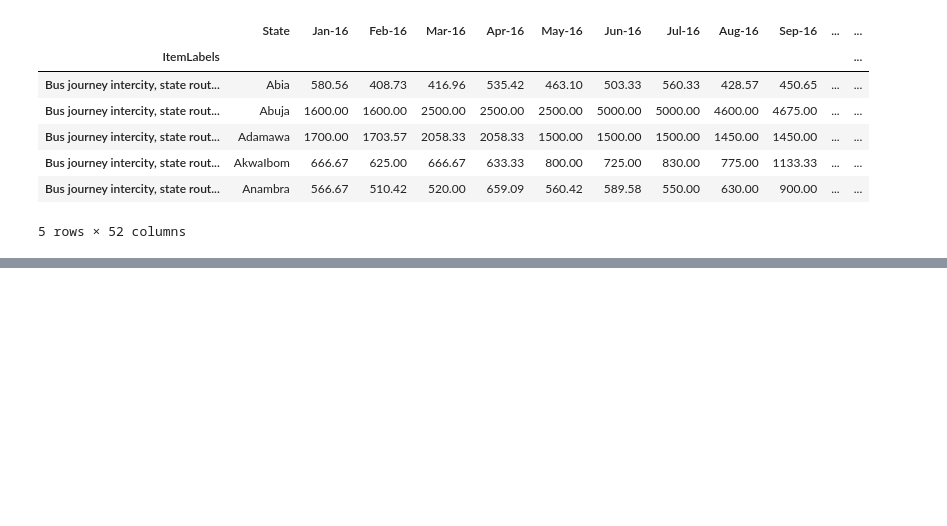
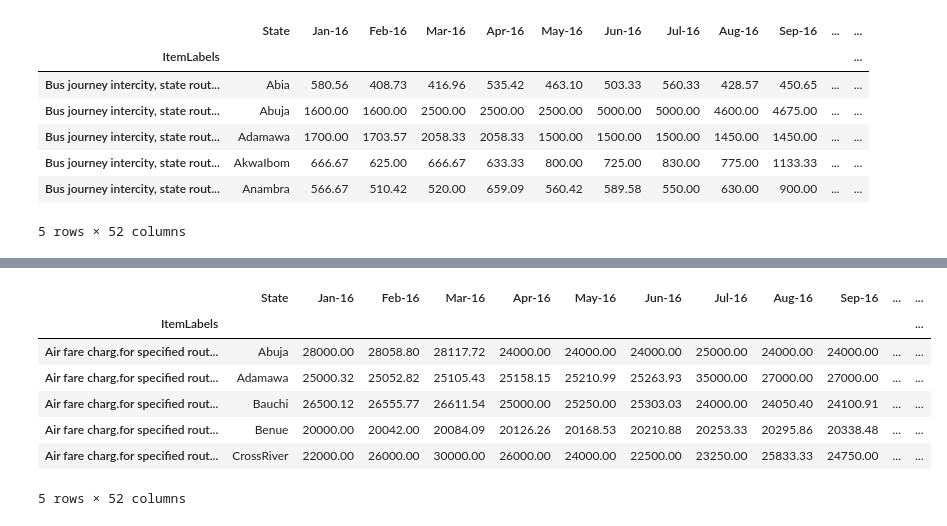
Before and after one commit to imisi-akande/tfare-watch, a Jupyter notebook: InitialDataWrangling.ipynb, the cells around one changed output, grey strips where cells are left out. Saved outputs shown, nothing was run; the diff lists cells and outputs as text; code cells hidden in the pictures; blank space fills up the shorter version.

Commit message:
feat: preprocess airfare average prices

```diff
--- a/InitialDataWrangling.ipynb
+++ b/InitialDataWrangling.ipynb
@@ -267,0 +297,50 @@ states_inter_city_bus_journey_df.head(5)
+# %%
+# obtain average airfare prices for specified routes for each state
+
+adamawa_airfare_df  = airfare(adamawa_df, 'Adamawa')
+akwaibom_airfare_df  = airfare(akwaibom_df, 'Adamawa')
+bauchi_airfare_df = airfare(bauchi_df, 'Bauchi')
+benue_airfare_df = airfare(benue_df, 'Benue')
+crossriver_airfare_df = airfare(crossriver_df, 'CrossRiver')
+delta_airfare_df = airfare(delta_df, 'Delta')
+edo_airfare_df = airfare(edo_df, 'Edo')
+gombe_airfare_df = airfare(gombe_df, 'Gombe')
+imo_airfare_df = airfare(imo_df, 'Imo')
+kaduna_airfare_df = airfare(kaduna_df, 'Kaduna')
+katsina_airfare_df = airfare(katsina_df, 'Katsina')
+kogi_airfare_df = airfare(kogi_df, 'Kogi')
+kwara_airfare_df = airfare(kwara_df, 'Kwara')
+lagos_airfare_df = airfare(lagos_df, 'Lagos')
+niger_airfare_df = airfare(niger_df, 'Niger')
+ondo_airfare_df  = airfare(ondo_df, 'Ondo')
+oyo_airfare_df = airfare(oyo_df, 'Oyo')
+plateau_airfare_df = airfare(plateau_df, 'Plateau')
+taraba_airfare_df = airfare(taraba_df, 'Taraba')
+yobe_airfare_df = airfare(yobe_df, 'Yobe')
+zamfara_airfare_df = airfare  (zamfara_df, 'Zamfara')
+# %%
+# Concatenate all states with average airfare prices for specified routes from 2016 to 2020
+
+states_list = [abuja_airfare_df, akwaibom_airfare_df,
+               bauchi_airfare_df, benue_airfare_df,
+               crossriver_airfare_df, delta_airfare_df,
+               edo_airfare_df, gombe_airfare_df,
+               imo_airfare_df, kaduna_airfare_df,
+               katsina_airfare_df, kogi_airfare_df,
+               kwara_airfare_df, lagos_airfare_df,
+               niger_airfare_df, ondo_airfare_df,
+               oyo_airfare_df, plateau_airfare_df,
+               taraba_airfare_df, yobe_airfare_df,
+               zamfara_airfare_df]  # List of dataframes
+
+states_airfare_df = pd.concat(states_list)
+states_airfare_df.head(5)
+# %% [output]
+|  | State | Jan-16 | Feb-16 | Mar-16 | Apr-16 | May-16 | Jun-16 | Jul-16 | Aug-16 | Sep-16 | ... | ... |
+| ItemLabels |  |  |  |  |  |  |  |  |  |  |  | ... |
+| Air fare charg.for specified rout... | Abuja | 28000.00 | 28058.80 | 28117.72 | 24000.00 | 24000.00 | 24000.00 | 25000.00 | 24000.00 | 24000.00 | ... | ... |
+| Air fare charg.for specified rout... | Adamawa | 25000.32 | 25052.82 | 25105.43 | 25158.15 | 25210.99 | 25263.93 | 35000.00 | 27000.00 | 27000.00 | ... | ... |
+| Air fare charg.for specified rout... | Bauchi | 26500.12 | 26555.77 | 26611.54 | 25000.00 | 25250.00 | 25303.03 | 24000.00 | 24050.40 | 24100.91 | ... | ... |
+| Air fare charg.for specified rout... | Benue | 20000.00 | 20042.00 | 20084.09 | 20126.26 | 20168.53 | 20210.88 | 20253.33 | 20295.86 | 20338.48 | ... | ... |
+| Air fare charg.for specified rout... | CrossRiver | 22000.00 | 26000.00 | 30000.00 | 26000.00 | 24000.00 | 22500.00 | 23250.00 | 25833.33 | 24750.00 | ... | ... |
+5 rows × 52 columns
```
Also changed, not shown: parts of 2 cells of this notebook.
